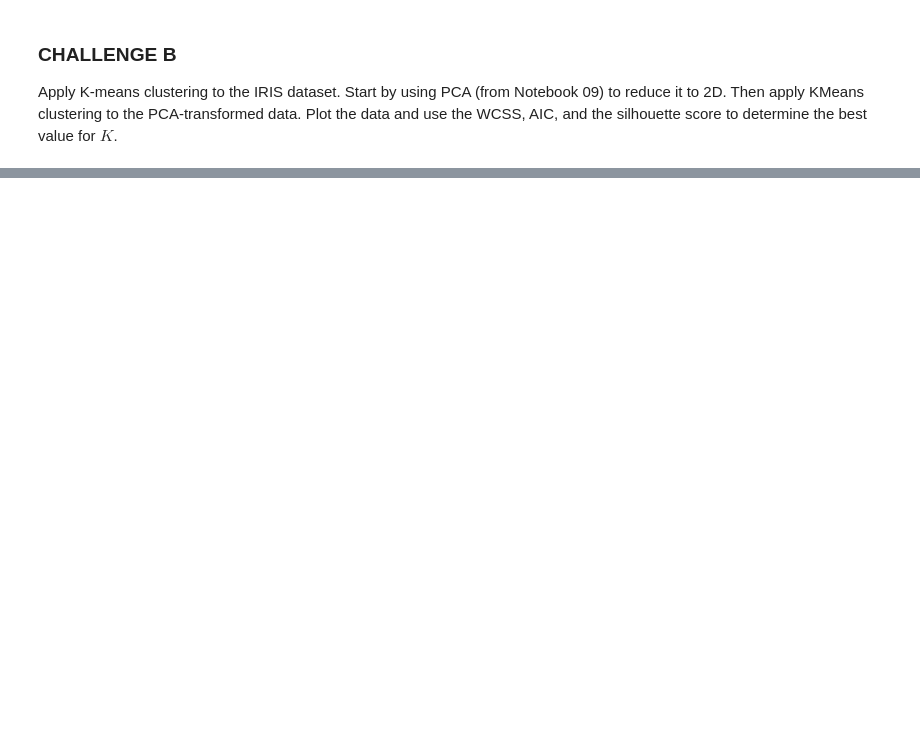
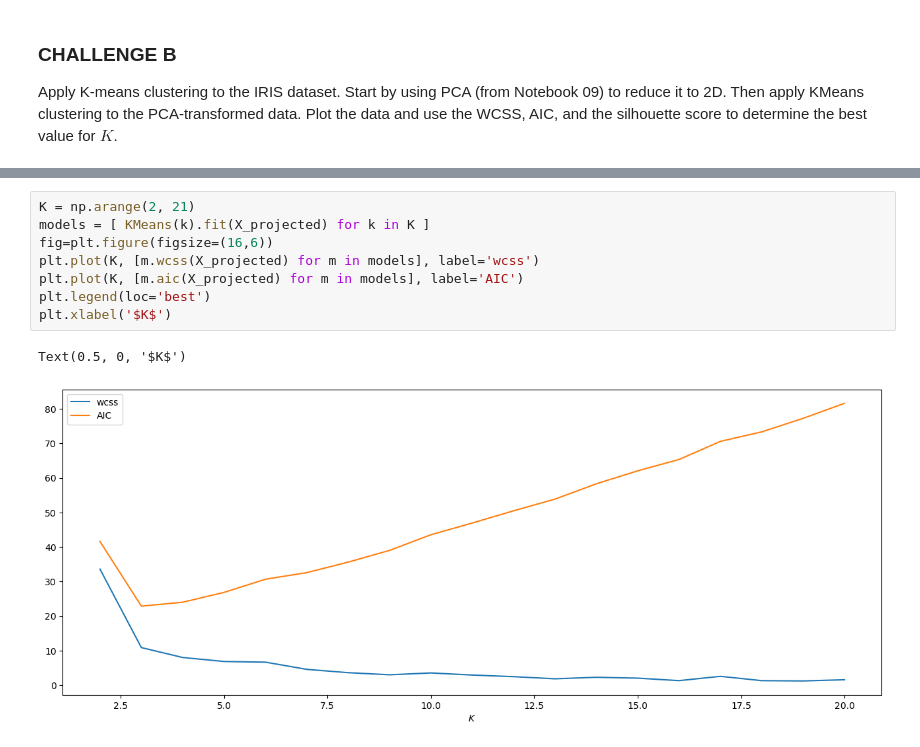
Before and after one commit to jasonsommer/cs6600-notebooks, a Jupyter notebook: 10-unsupervised_learning.ipynb, the cells around one changed output, grey strips where cells are left out. Cells and saved outputs as stored; diff of their text form; blank space fills up the shorter version.

```diff
--- a/10-unsupervised_learning.ipynb
+++ b/10-unsupervised_learning.ipynb
@@ -418,0 +490,11 @@ Apply K-means clustering to the IRIS dataset. Start by using PCA (from Notebook
+# %%
+K = np.arange(2, 21)
+models = [ KMeans(k).fit(X_projected) for k in K ]
+fig=plt.figure(figsize=(16,6))
+plt.plot(K, [m.wcss(X_projected) for m in models], label='wcss')
+plt.plot(K, [m.aic(X_projected) for m in models], label='AIC')
+plt.legend(loc='best')
+plt.xlabel('$K$')
+# %% [output]
+Text(0.5, 0, '$K$')
+[figure, added]
```
Also changed, not shown: parts of 19 cells of this notebook.
